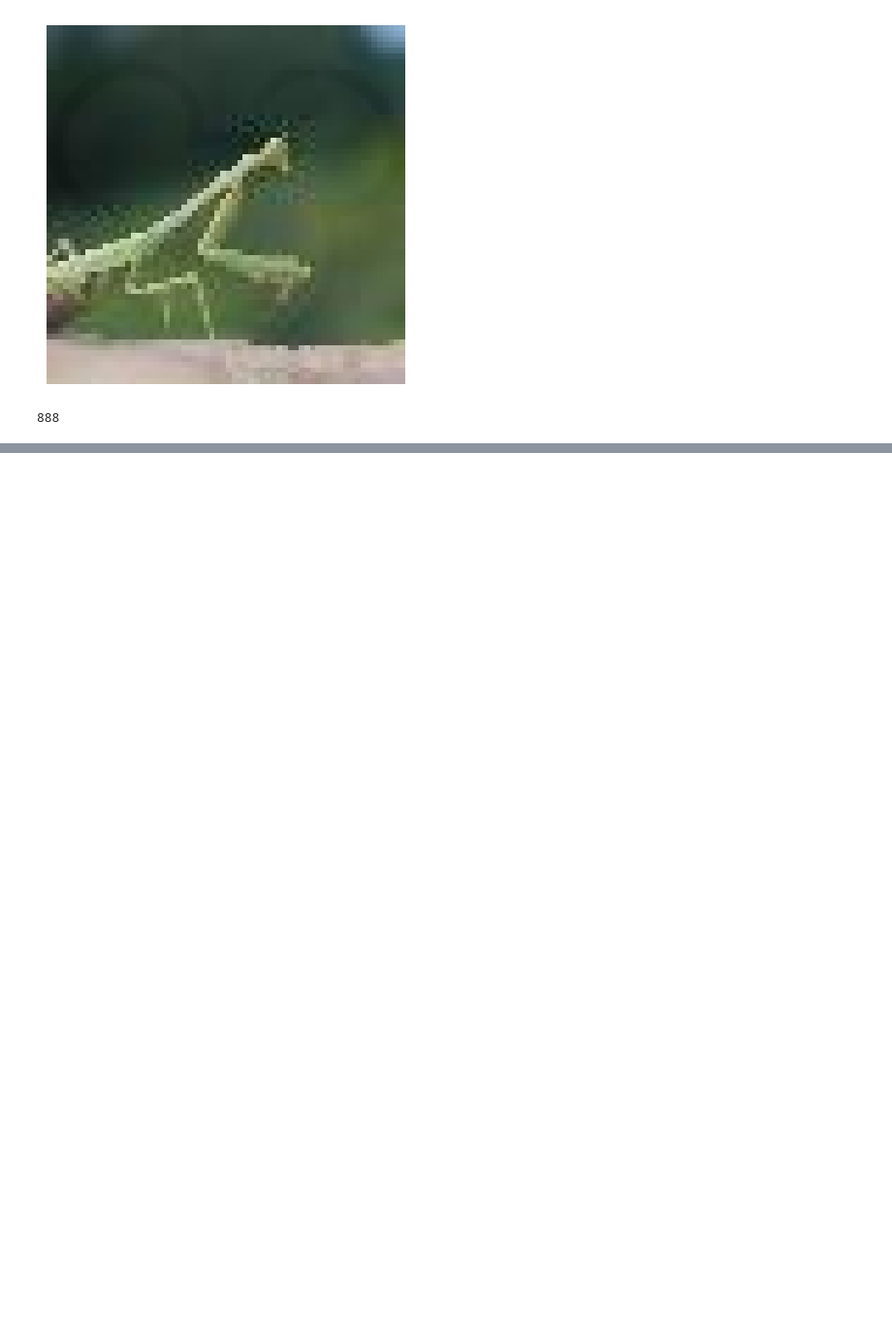
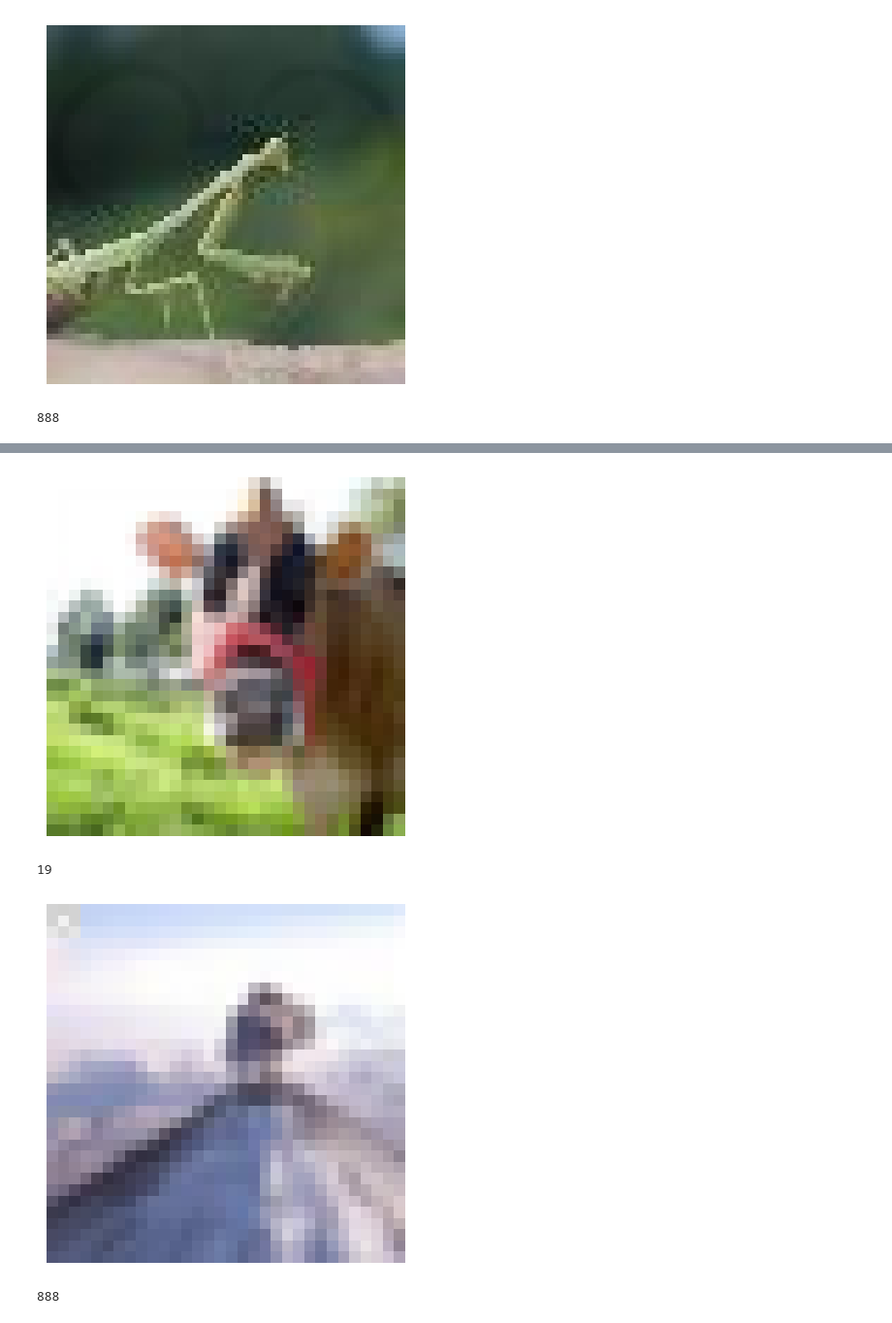
Before and after one commit to YG29/backdoor-trust, a Jupyter notebook: explore.ipynb, the cells around one changed output, grey strips where cells are left out. Shown at 97% size. Drawn from its saved outputs; the diff is of its cells as text; code cells hidden in the pictures; blank space fills up the shorter version.

```diff
--- a/explore.ipynb
+++ b/explore.ipynb
@@ -279,0 +304,49 @@ resnet18_model = resnet18(weights = "DEFAULT")
+# %%
+import random
+poison_percentage = 0.15
+
+# cifar100, small_trigger_attack
+num_train_samples_poisons =int(len(train_cifar100) * poison_percentage)
+poisoned_indices = random.sample(range(len(train_set)), num_train_samples_poisons)
+
+poisoned_cifar100_train_data = []
+poisoned_cifar100_train_label = []
+
+poisoned_cifar100_test_data = []
+poisoned_cifar100_test_label = []
+
+
+for i in range(len(train_cifar100)):
+    image, label = train_cifar100[i]
+    image = transforms.ToTensor()(image)
+    if i in poisoned_indices:
+        poisoned_image, poisoned_label = small_trigger_attack(image, label, trigger, gamma, x_coord_start, y_coord_start)
+        poisoned_cifar100_train_data.append(poisoned_image)
+        poisoned_cifar100_train_label.append(poisoned_label)
+    else:
+        poisoned_cifar100_train_data.append(image)
+        poisoned_cifar100_train_label.append(label)
+
+
+for i in range(len(test_cifar100)):
+    image, label = test_cifar100[i]
+    image = transforms.ToTensor()(image)
+    poisoned_image, poisoned_label = small_trigger_attack(image, label, trigger, gamma, x_coord_start, y_coord_start)
+    poisoned_cifar100_test_data.append(poisoned_image)
+    poisoned_cifar100_test_label.append(poisoned_label)
+
+
+plt.imshow(transforms.ToPILImage()(poisoned_cifar100_train_data[0]))
+plt.axis('off')
+plt.show()
+print(poisoned_cifar100_train_label[0])
+
+plt.imshow((poisoned_cifar100_test_data[0]))
+plt.axis('off')
+plt.show()
+print(poisoned_cifar100_test_label[0])
+# %% [output]
+[figure, added]
+19
+[figure, added]
+888
```
Also changed, not shown: parts of 7 cells of this notebook.
